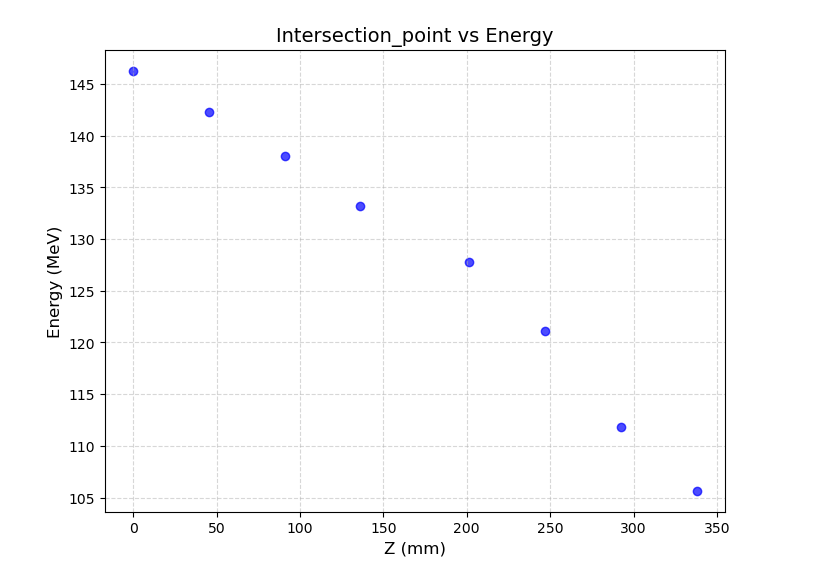
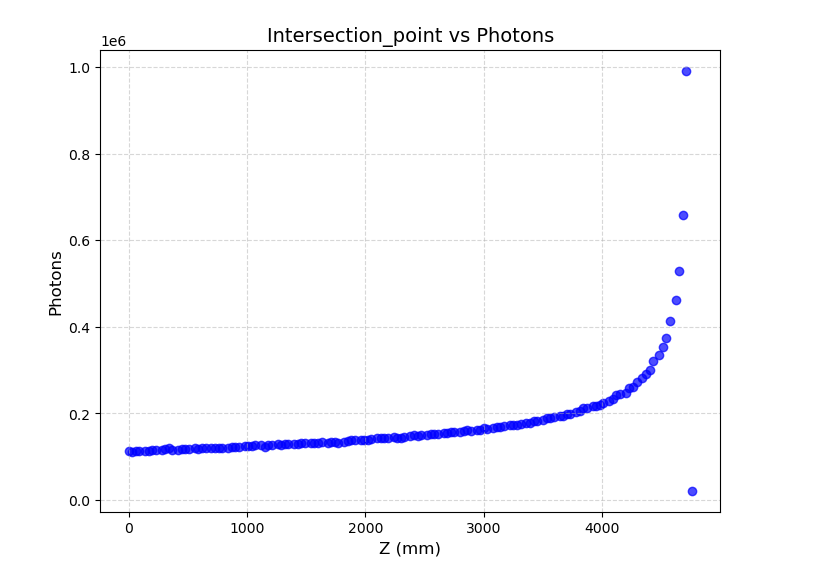
Before and after one commit to rvizarreta/PHYS582, a Jupyter notebook: FinalProject/muonMotion.ipynb, the cells around one changed output. Drawn from its saved outputs; the diff is of its cells as text; code cells hidden in the pictures.

```diff
--- a/FinalProject/muonMotion.ipynb
+++ b/FinalProject/muonMotion.ipynb
@@ -25,5 +25,12 @@ Module structure:
 - X plane
 - V plane (-60°)
 # %%
-test_particle = Particle(105.66, np.array([464.5213596389285, 118.61177641841195, 877.5825618903727]), 150, np.array([0, 0, -1000]))
+momentum_vector = np.array([0.0, 0.0, 150.0])
+#momentum_vector = np.array([ 24.61115935, -15.40898593,  51.49623097])
+rest_mass = 105.66
+energy = np.sqrt(np.linalg.norm(momentum_vector)**2 + rest_mass**2)
+KE = energy - rest_mass
+print(f"KE: {KE} MeV")
+print(f"Energy: {energy} MeV")
+test_particle = Particle(rest_mass, momentum_vector, 105.66 + KE, np.array([0, 0, -1000]))
 muon_hits = GEANT5.track_muon(detector, test_particle)
@@ -54,4 +80,4 @@ muon_hits
 # %%
-GEANT5.plot_from_dict(muon_hits,'intersection_point','energy','Z (mm)', 'Energy (MeV)')
+GEANT5.plot_from_dict(muon_hits,'intersection_point','photons','Z (mm)', 'Photons')
 # %% [output]
-[figure, old version]
+[figure, new version]
```
Also changed, not shown: parts of 11 cells of this notebook, 9 other files.
